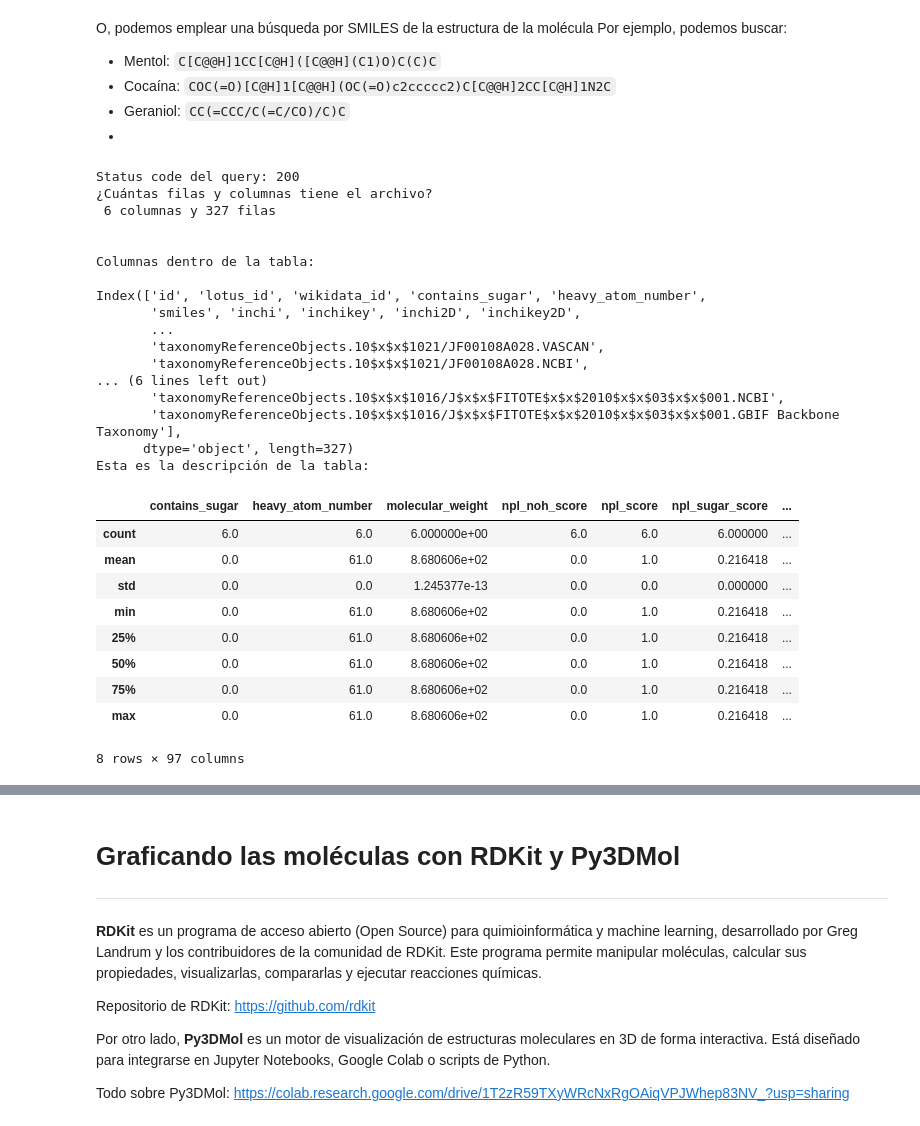
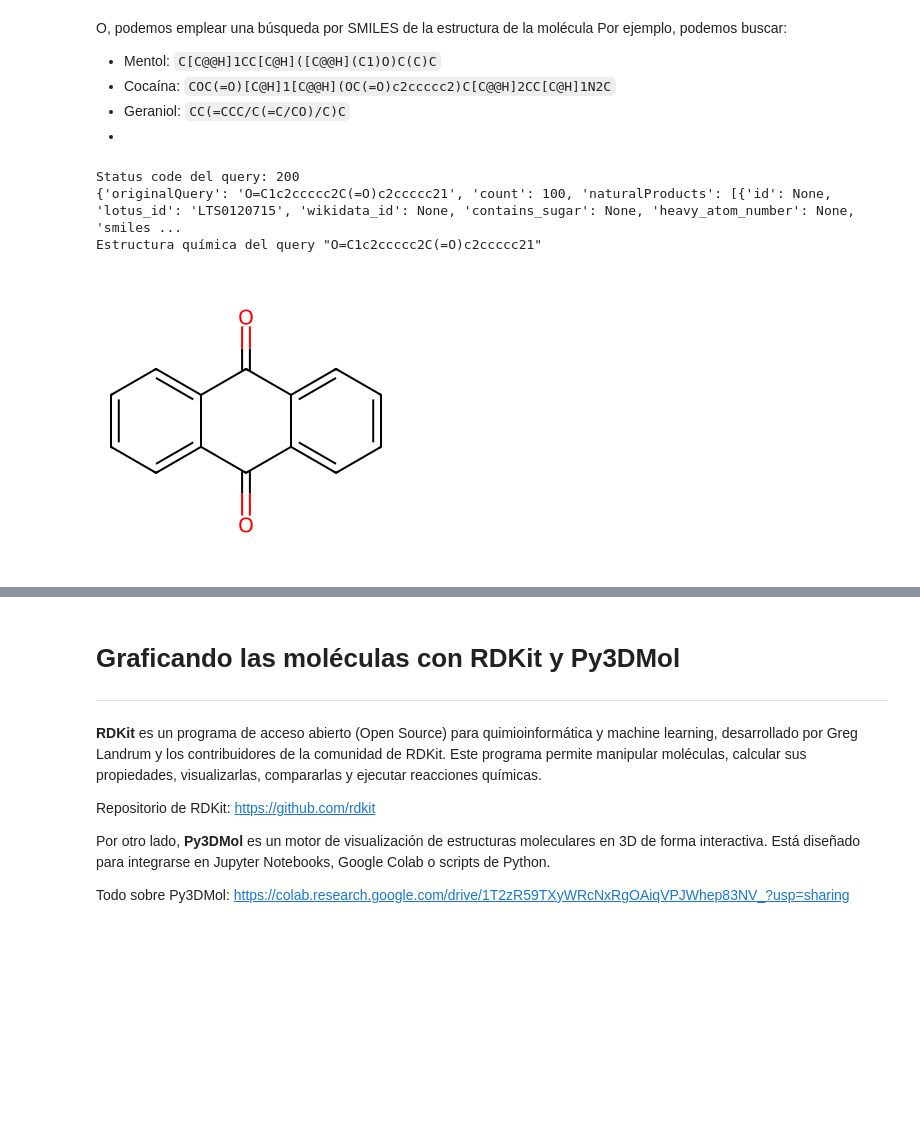
Before and after one commit to FlorMariaBriceno/TecnolochicasPRO_Project, a Jupyter notebook: Proyecto_Tecnolochicas.ipynb, the cells around one changed output, grey strips where cells are left out. Saved outputs shown, nothing was run; the diff lists cells and outputs as text; code cells hidden in the pictures; blank space fills up the shorter version.

```diff
--- a/Proyecto_Tecnolochicas.ipynb
+++ b/Proyecto_Tecnolochicas.ipynb
@@ -106,38 +99,20 @@ Por ejemplo, podemos buscar:
 -
 # %%
 smiles=input("Introduce el SMILES de una molécula aquí")
-url=f"https://lotus.naturalproducts.net/api/search/exact-structure?type=smiles&smiles={smiles}"
+url=f"https://lotus.naturalproducts.net/api/search/substructure?type=df&max-hits=100&smiles={smiles}"
 response=requests.get(url)
 print(f"Status code del query: {response.status_code}")
 data=response.json()
+print(data)
+mol=Chem.MolFromSmiles(smiles)
+img=Draw.MolToImage(mol,size=(300,300))
+print(f"Estructura química del query \"{smiles}\"")
+img
 # %% [output]
 Status code del query: 200
-¿Cuántas filas y columnas tiene el archivo?
- 6 columnas y 327 filas
-
-
-Columnas dentro de la tabla:
-
-Index(['id', 'lotus_id', 'wikidata_id', 'contains_sugar', 'heavy_atom_number',
-       'smiles', 'inchi', 'inchikey', 'inchi2D', 'inchikey2D',
-       ...
-       'taxonomyReferenceObjects.10$x$x$1021/JF00108A028.VASCAN',
-       'taxonomyReferenceObjects.10$x$x$1021/JF00108A028.NCBI',
-... (6 lines left out)
-       'taxonomyReferenceObjects.10$x$x$1016/J$x$x$FITOTE$x$x$2010$x$x$03$x$x$001.NCBI',
-       'taxonomyReferenceObjects.10$x$x$1016/J$x$x$FITOTE$x$x$2010$x$x$03$x$x$001.GBIF Backbone Taxonomy'],
-      dtype='object', length=327)
-Esta es la descripción de la tabla:
+{'originalQuery': 'O=C1c2ccccc2C(=O)c2ccccc21', 'count': 100, 'naturalProducts': [{'id': None, 'lotus_id': 'LTS0120715', 'wikidata_id': None, 'contains_sugar': None, 'heavy_atom_number': None, 'smiles ...
+Estructura química del query "O=C1c2ccccc2C(=O)c2ccccc21"
-|  | contains_sugar | heavy_atom_number | molecular_weight | npl_noh_score | npl_score | npl_sugar_score | ... |
-| count | 6.0 | 6.0 | 6.000000e+00 | 6.0 | 6.0 | 6.000000 | ... |
-| mean | 0.0 | 61.0 | 8.680606e+02 | 0.0 | 1.0 | 0.216418 | ... |
-| std | 0.0 | 0.0 | 1.245377e-13 | 0.0 | 0.0 | 0.000000 | ... |
-| min | 0.0 | 61.0 | 8.680606e+02 | 0.0 | 1.0 | 0.216418 | ... |
-| 25% | 0.0 | 61.0 | 8.680606e+02 | 0.0 | 1.0 | 0.216418 | ... |
-| 50% | 0.0 | 61.0 | 8.680606e+02 | 0.0 | 1.0 | 0.216418 | ... |
-| 75% | 0.0 | 61.0 | 8.680606e+02 | 0.0 | 1.0 | 0.216418 | ... |
-| max | 0.0 | 61.0 | 8.680606e+02 | 0.0 | 1.0 | 0.216418 | ... |
-8 rows × 97 columns
+[figure, added]
 # %%
 # Organizando los datos en un dataframe de Pandas
 df=pd.json_normalize(data['naturalProducts'])
```
Also changed, not shown: parts of 7 cells of this notebook.
